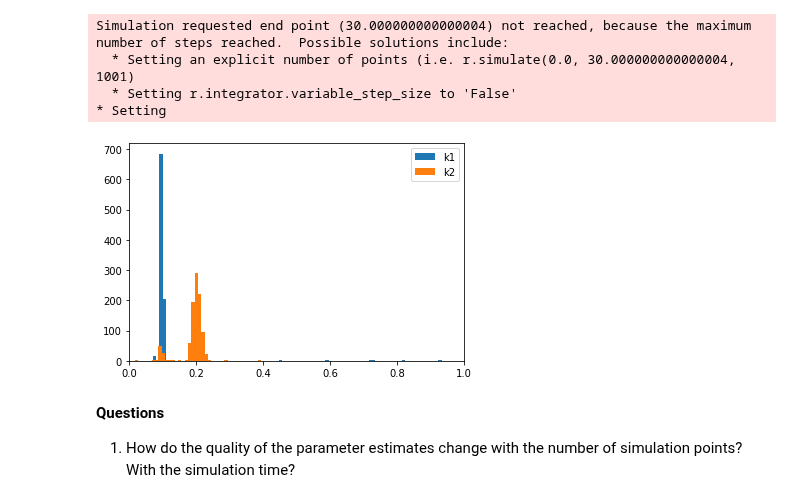
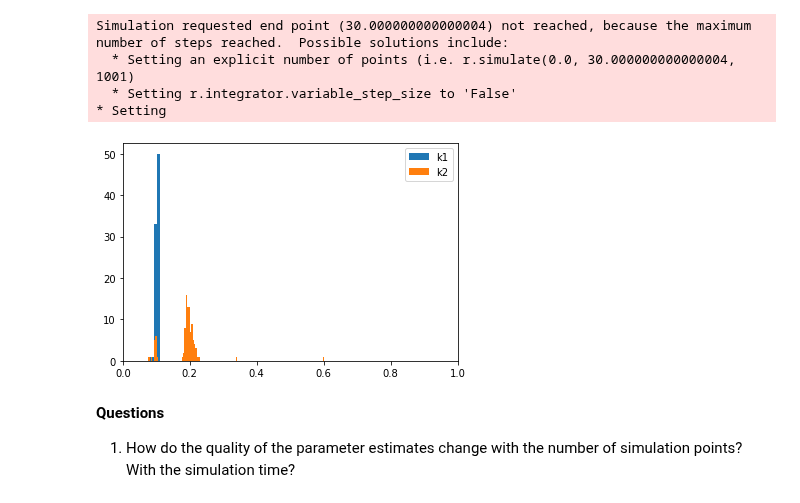
Before and after one commit to ModelEngineering/advancing-biomedical-models, a Jupyter notebook: lecture_12/bootstrapping/12_stimating_Parameter_Confidence_Intervals_With_Bootstrapping.ipynb, the cells around one changed output. Cells and saved outputs as stored; diff of their text form; code cells hidden in the pictures.

```diff
--- a/lecture_12/bootstrapping/12_stimating_Parameter_Confidence_Intervals_With_Bootstrapping.ipynb
+++ b/lecture_12/bootstrapping/12_stimating_Parameter_Confidence_Intervals_With_Bootstrapping.ipynb
@@ -277,16 +274,16 @@ Simulation requested end point (30.000000000000004) not reached, because the max
   * Setting r.integrator.variable_step_size to 'False'
 * Setting
 # %%
-ESTIMATE_DCT = estimateParameters(MODEL, OBS_TS, PARAMETERS_TO_FIT, numIteration=1000)
+ESTIMATE_DCT = estimateParameters(MODEL, OBS_TS, PARAMETERS_TO_FIT, numIteration=100)
 def plotHist(parameter):
     _ = plt.hist(ESTIMATE_DCT[parameter],bins=1000)
     plt.xlim([0, 1])
 
 for parameter in PARAMETERS_TO_FIT:
     plotHist(parameter)
 _ = plt.legend(PARAMETERS_TO_FIT)
 # %% [output]
-[figure, old version]
+[figure, new version]
 # %% [markdown]
 **Questions**
 1. How do the quality of the parameter estimates change with the number of simulation points? With the simulation time?
```
Also changed, not shown: parts of 22 cells of this notebook, 1 other file.
